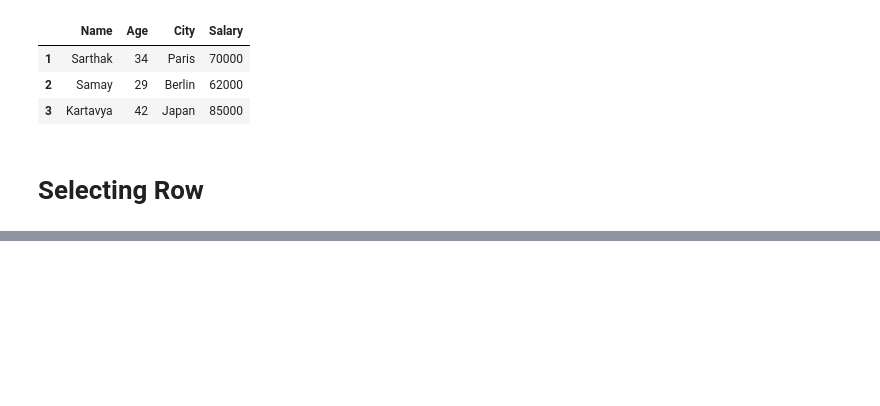
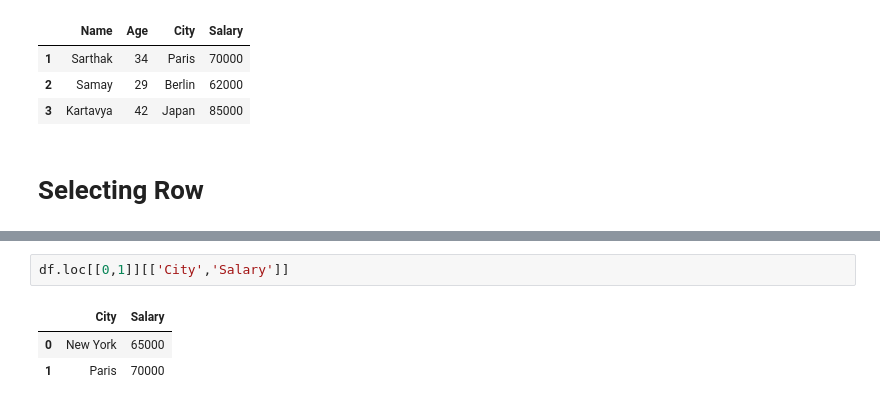
Before and after one commit to Rajni0327/pandas, a Jupyter notebook: Dataframes.ipynb, the cells around one changed output, grey strips where cells are left out. Drawn from its saved outputs; the diff is of its cells as text; blank space fills up the shorter version.

```diff
--- a/Dataframes.ipynb
+++ b/Dataframes.ipynb
@@ -129,0 +170,6 @@ df.drop( 0,axis=0)     #To remove first row
+# %%
+df.loc[[0,1]][['City','Salary']]
+# %% [output]
+|  | City | Salary |
+| 0 | New York | 65000 |
+| 1 | Paris | 70000 |
```
Also changed, not shown: parts of 11 cells of this notebook.
